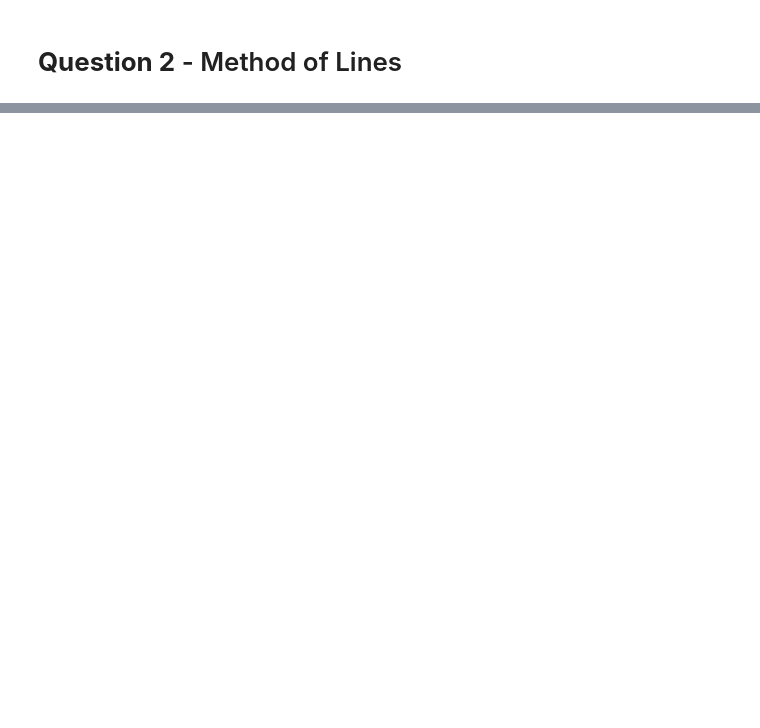
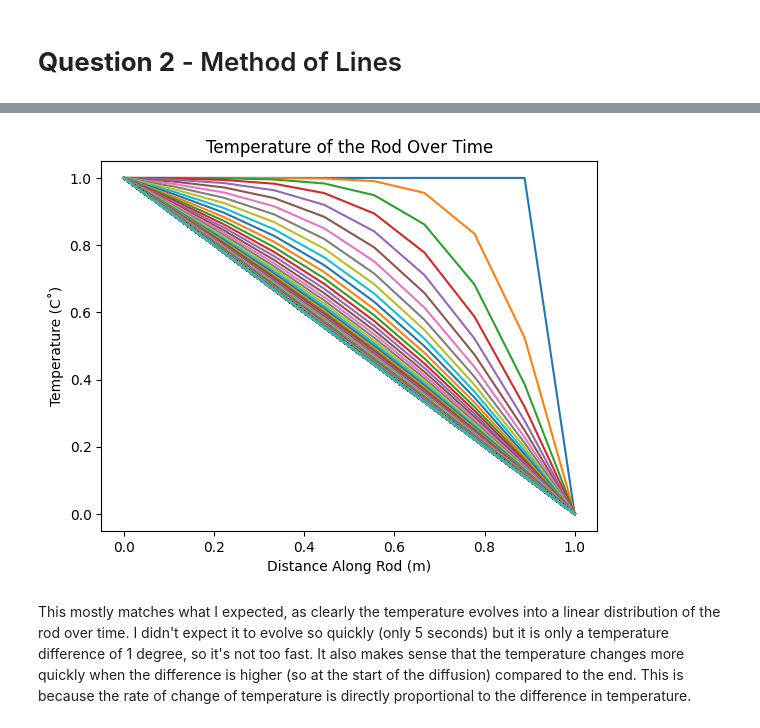
Before and after one commit to LFW25/PHYS512-Computational_Physics, a Jupyter notebook: Assignments/A5.ipynb, the cells around one changed output, grey strips where cells are left out. Cells and saved outputs as stored; diff of their text form; code cells hidden in the pictures; blank space fills up the shorter version.

```diff
--- a/Assignments/A5.ipynb
+++ b/Assignments/A5.ipynb
@@ -156,0 +178,35 @@ The number of steps required to get an error of less than $1 \times 10^{-6}$:
+# %%
+import numpy as np
+import matplotlib.pyplot as plt
+
+length = 1          # Length of the rod
+temp_left = 1       # Set temp at the left side of the rod
+temp_right = 0      # Set temp at the right side of the rod
+
+total_time = 5      # Total time to run the simulation
+
+dx = 0.1            # spacing of length of rod
+x_vec = np.linspace(0, length, int(length/dx))
+
+dt = 0.0001         # time step
+t_vec = np.linspace(0, total_time, int(total_time/dt))
+
+temp_pos_vec = np.ones([len(t_vec), len(x_vec)]) # Vector of the temperature at each grid point
+
+temp_pos_vec[:, 0] = temp_left  # Set all start points to be 1
+temp_pos_vec[:, -1] = temp_right # Set all end points to be 0
+
+for t in range(1, len(t_vec)-1):
+    for x in range(1, len(x_vec)-1):
+        temp_pos_vec[t+1, x] = (dt / dx**2) * (temp_pos_vec[t, x+1] - 2*temp_pos_vec[t, x] + temp_pos_vec[t, x-1]) + temp_pos_vec[t, x]
+# %%
+# Plot State
+for i in range(0, len(temp_pos_vec), 100):
+    plt.plot(x_vec, temp_pos_vec[i])
+    plt.ylabel("Temperature (C˚)")
+    plt.xlabel("Distance Along Rod (m)")
+    plt.title("Temperature of the Rod Over Time")
+# %% [output]
+[figure, added]
+# %% [markdown]
+This mostly matches what I expected, as clearly the temperature evolves into a linear distribution of the rod over time. I didn't expect it to evolve so quickly (only 5 seconds) but it is only a temperature difference of 1 degree, so it's not too fast. It also makes sense that the temperature changes more quickly when the difference is higher (so at the start of the diffusion) compared to the end. This is because the rate of change of temperature is directly proportional to the difference in temperature.
```
Also changed, not shown: parts of 5 cells of this notebook.
